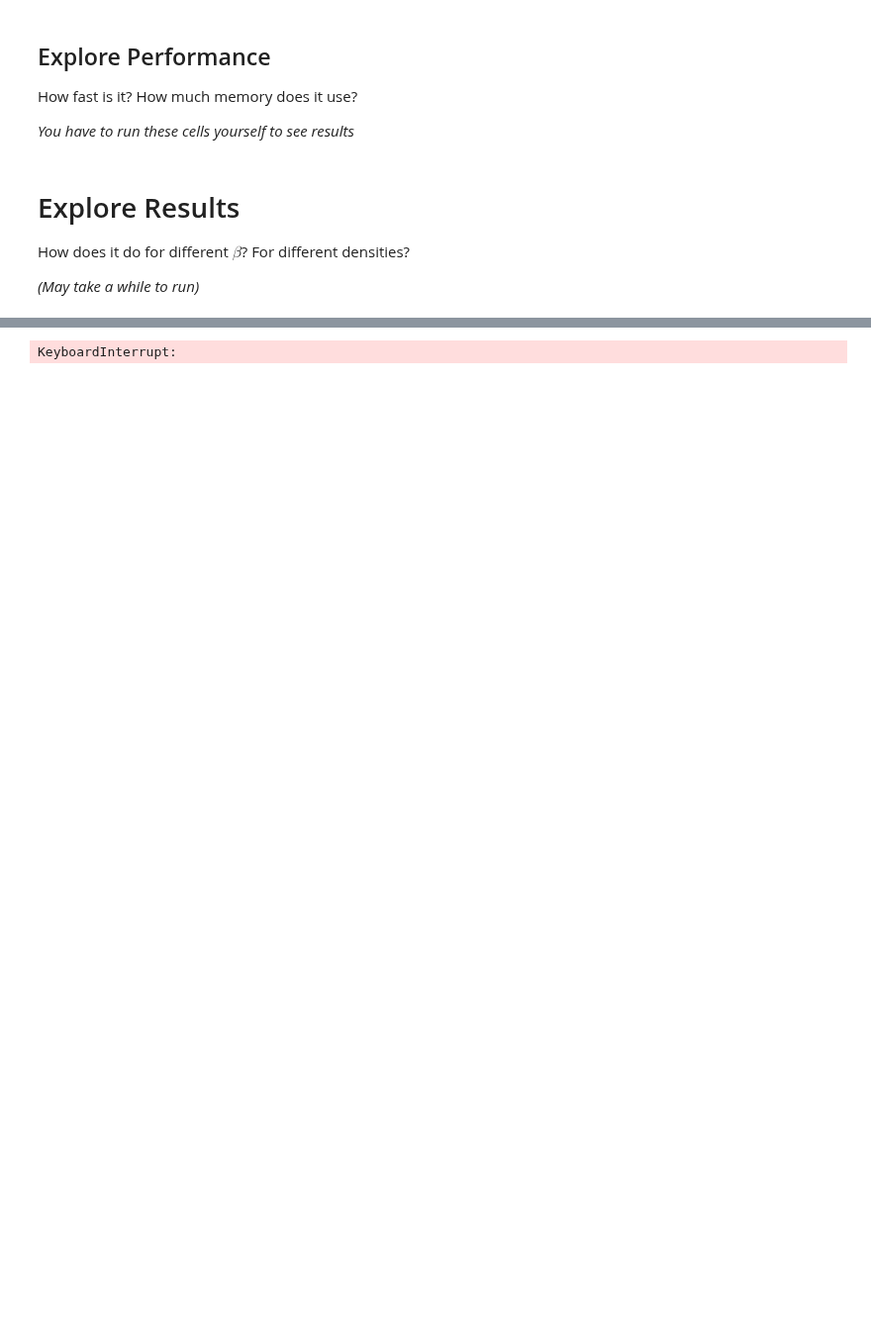
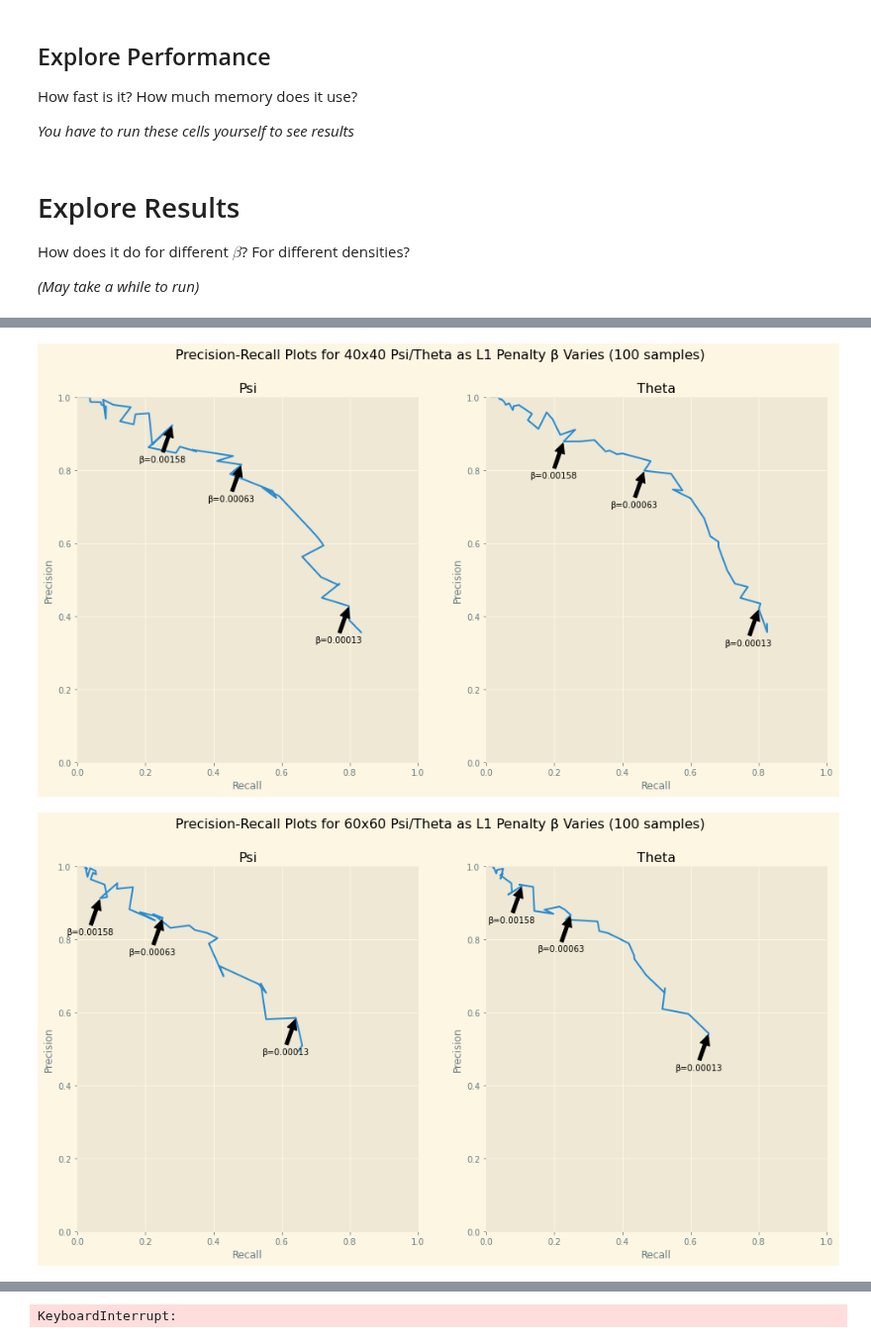
Before and after one commit to BaileyAndrew/antGLasso-Implementation, a Jupyter notebook: Python Implementation/explore.ipynb, the cells around one changed output, grey strips where cells are left out. Shown at 99% size. Drawn from its saved outputs; the diff is of its cells as text; code cells hidden in the pictures; blank space fills up the shorter version.

```diff
--- a/Python Implementation/explore.ipynb
+++ b/Python Implementation/explore.ipynb
@@ -377,0 +405,44 @@ for idx, size in enumerate(sizes):
+# %%
+# How does choice of betas and matrix size affect results?
+# on 'hard' data
+# =================== for anBiGLasso ================
+sizes = [40, 60, 80, 100]#, 120]
+betas = [
+    10**np.arange(-4, -1, 0.05), # 40
+    10**np.arange(-4, -1, 0.05), # 60
+    10**np.arange(-5, -2, 0.05), # 80
+    10**np.arange(-5, -2, 0.05), # 100
+    10**np.arange(-5, -2, 0.05), # 120
+]
+interesting_indices = [
+    [2, 16, 24],
+    [2, 16, 24],
+    [2, 16, 24],
+    [2, 16, 24],
+    [2, 16, 24]
+]
+#vary_sizes_experiment = dict({})
+for idx, size in enumerate(sizes):
+    fig, axs, dicts = create_precision_recall_curves(
+        betas[idx],
+        100,
+        size,
+        attempts=25,
+        indices_to_highlight=interesting_indices[idx],
+        alg="anBiGLasso",
+        df_scale=1
+    )
+    #vary_sizes_experiment[size] = dicts
+    fig.savefig(f'../Plots/Vary Sizes - anBiGLasso - Hard/Precision-Recall-Vary-Sizes-{size}')
+    display(fig) # Force figure to display NOW (`fig.show()` does not do this)
+    plt.close(fig) # Suppress double-displaying the figure
+#np.save('../Data/Vary-Sizes-Experiment/Precisions-and-Recalls.npy', vary_sizes_experiment)
+
+# If we generate data from invwishart with the degrees-of-freedom parameter equal
+# to the size of the data, results are worse than if the degrees-of-freedom is larger.
+# Currently its set to do the worst.
+# (Well, I don't think the alg actually does worse on average, it just has a
+# notably higher variance.)
+# %% [output]
+[figure, added]
+[figure, added]
```
Also changed, not shown: parts of 16 cells of this notebook, 32 other files.
